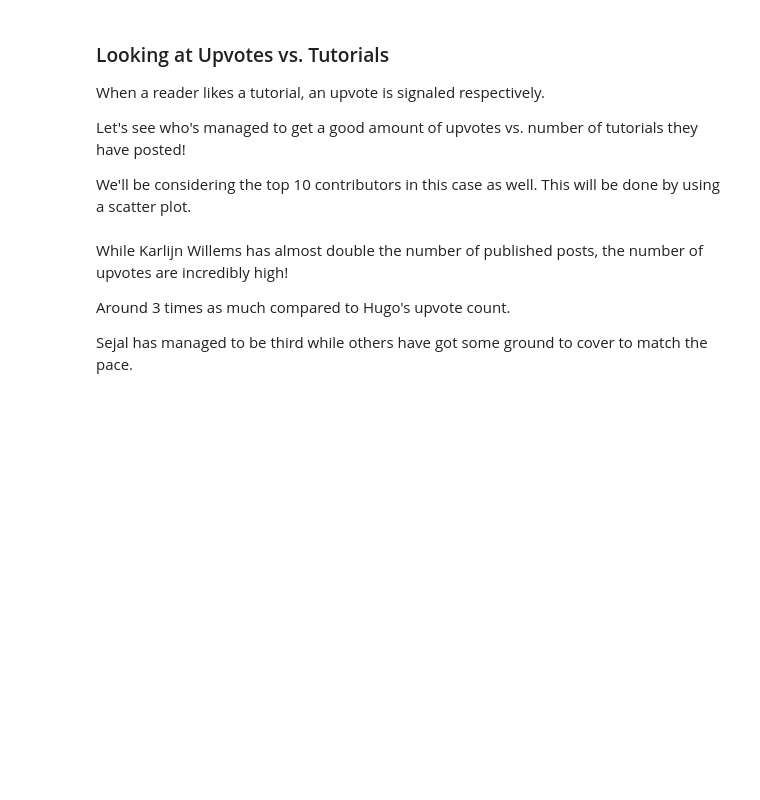
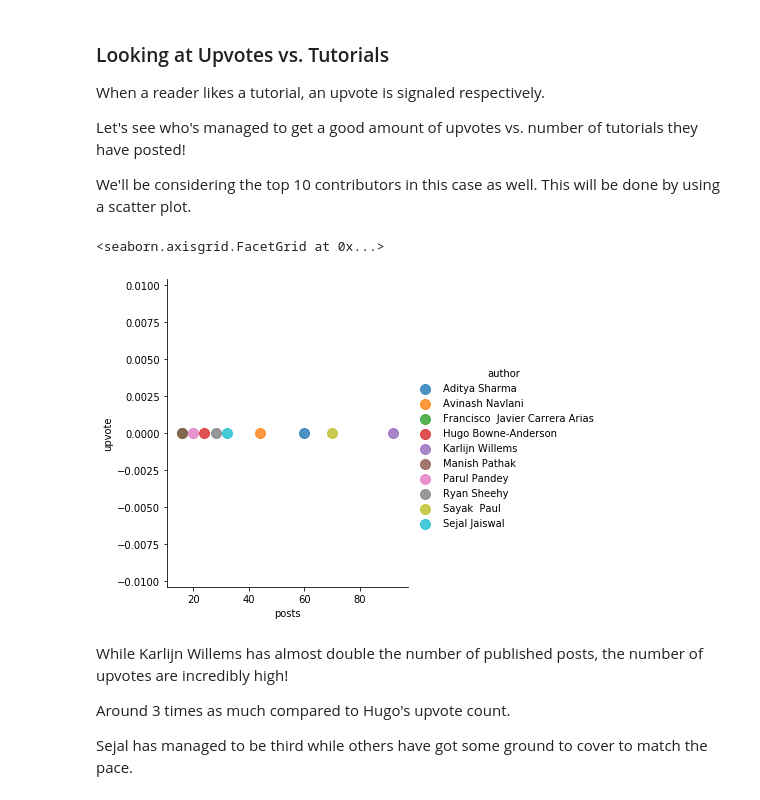
Before and after one commit to thediversecandidate/Python-BeautifulSoup-, a Jupyter notebook: Python BeautifulSoup .ipynb, the cells around one changed output. Drawn from its saved outputs; the diff is of its cells as text; code cells hidden in the pictures; blank space fills up the shorter version.

```diff
--- a/Python BeautifulSoup .ipynb
+++ b/Python BeautifulSoup .ipynb
@@ -255,13 +292,16 @@ Let's see who's managed to get a good amount of upvotes vs. number of tutorials
 
 We'll be considering the top 10 contributors in this case as well. This will be done by using a scatter plot.
 # %%
-upvotes = dh[dh["author"].isin(topauthors)].groupby(['author'], as_index=False).agg({'posts':"sum",
+upvote = datacamp[datacamp["author"].isin(topauthors)].groupby(['author'], as_index=False).agg({'posts':"sum",
                                      'upvote': "sum"})
 # %%
 sns.lmplot('posts',
            'upvote',
-           data=upvotes,
+           data=upvote,
            fit_reg=False,
            hue="author",
            scatter_kws={"marker": "D",
                         "s": 100})
+# %% [output]
+<seaborn.axisgrid.FacetGrid at 0x...>
+[figure, added]
```
Also changed, not shown: parts of 21 cells of this notebook.
